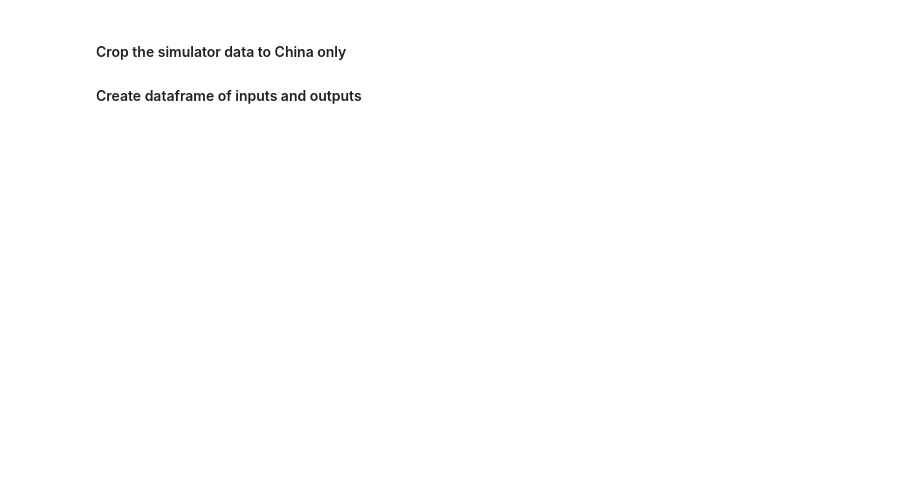
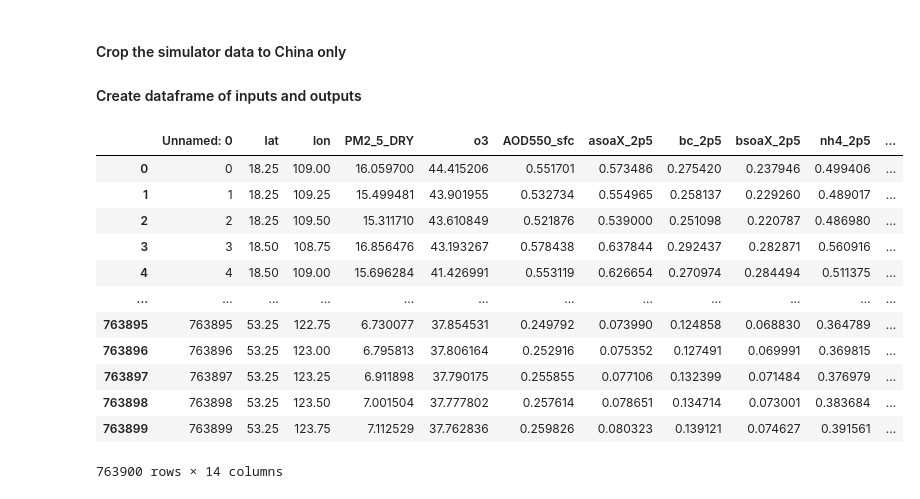
Before and after one commit to lukeconibear/emulator_annual, a Jupyter notebook: create_emulator_inputs_outputs_df_crop.ipynb, the cells around one changed output. Saved outputs shown, nothing was run; the diff lists cells and outputs as text; code cells hidden in the pictures; blank space fills up the shorter version.

```diff
--- a/create_emulator_inputs_outputs_df_crop.ipynb
+++ b/create_emulator_inputs_outputs_df_crop.ipynb
@@ -162,0 +165,17 @@ df_test.to_csv('/nfs/a336/earlacoa/paper_aia_china/emulator_annual/dict_test.csv
+# %%
+df_train = pd.read_csv('/nfs/a336/earlacoa/paper_aia_china/emulator_annual/dict_train.csv')
+df_train
+# %% [output]
+|  | Unnamed: 0 | lat | lon | PM2_5_DRY | o3 | AOD550_sfc | asoaX_2p5 | bc_2p5 | bsoaX_2p5 | nh4_2p5 | ... |
+| 0 | 0 | 18.25 | 109.00 | 16.059700 | 44.415206 | 0.551701 | 0.573486 | 0.275420 | 0.237946 | 0.499406 | ... |
+| 1 | 1 | 18.25 | 109.25 | 15.499481 | 43.901955 | 0.532734 | 0.554965 | 0.258137 | 0.229260 | 0.489017 | ... |
+| 2 | 2 | 18.25 | 109.50 | 15.311710 | 43.610849 | 0.521876 | 0.539000 | 0.251098 | 0.220787 | 0.486980 | ... |
+| 3 | 3 | 18.50 | 108.75 | 16.856476 | 43.193267 | 0.578438 | 0.637844 | 0.292437 | 0.282871 | 0.560916 | ... |
+| 4 | 4 | 18.50 | 109.00 | 15.696284 | 41.426991 | 0.553119 | 0.626654 | 0.270974 | 0.284494 | 0.511375 | ... |
+| ... | ... | ... | ... | ... | ... | ... | ... | ... | ... | ... | ... |
+| 763895 | 763895 | 53.25 | 122.75 | 6.730077 | 37.854531 | 0.249792 | 0.073990 | 0.124858 | 0.068830 | 0.364789 | ... |
+| 763896 | 763896 | 53.25 | 123.00 | 6.795813 | 37.806164 | 0.252916 | 0.075352 | 0.127491 | 0.069991 | 0.369815 | ... |
+| 763897 | 763897 | 53.25 | 123.25 | 6.911898 | 37.790175 | 0.255855 | 0.077106 | 0.132399 | 0.071484 | 0.376979 | ... |
+| 763898 | 763898 | 53.25 | 123.50 | 7.001504 | 37.777802 | 0.257614 | 0.078651 | 0.134714 | 0.073001 | 0.383684 | ... |
+| 763899 | 763899 | 53.25 | 123.75 | 7.112529 | 37.762836 | 0.259826 | 0.080323 | 0.139121 | 0.074627 | 0.391561 | ... |
+763900 rows × 14 columns
```
Also changed, not shown: parts of 1 cell of this notebook, 16 other files.
